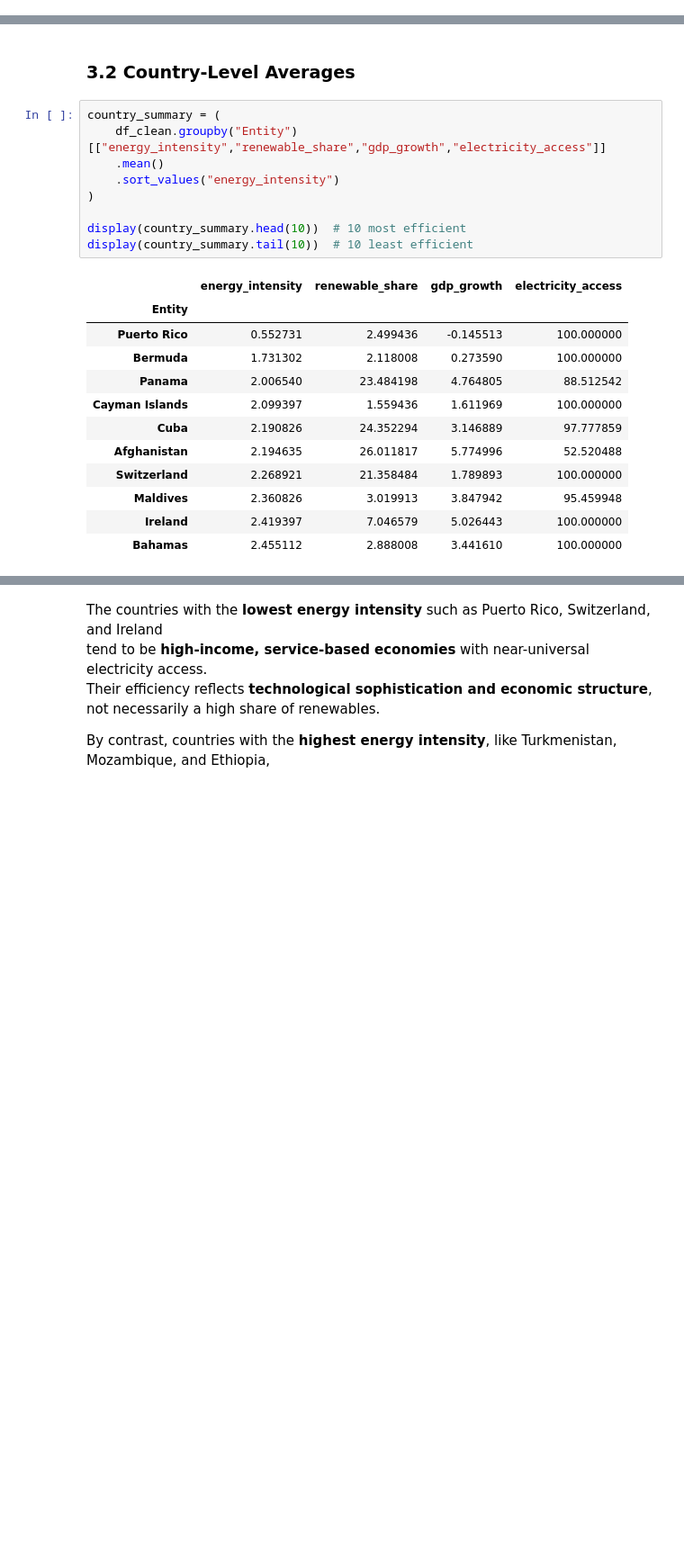
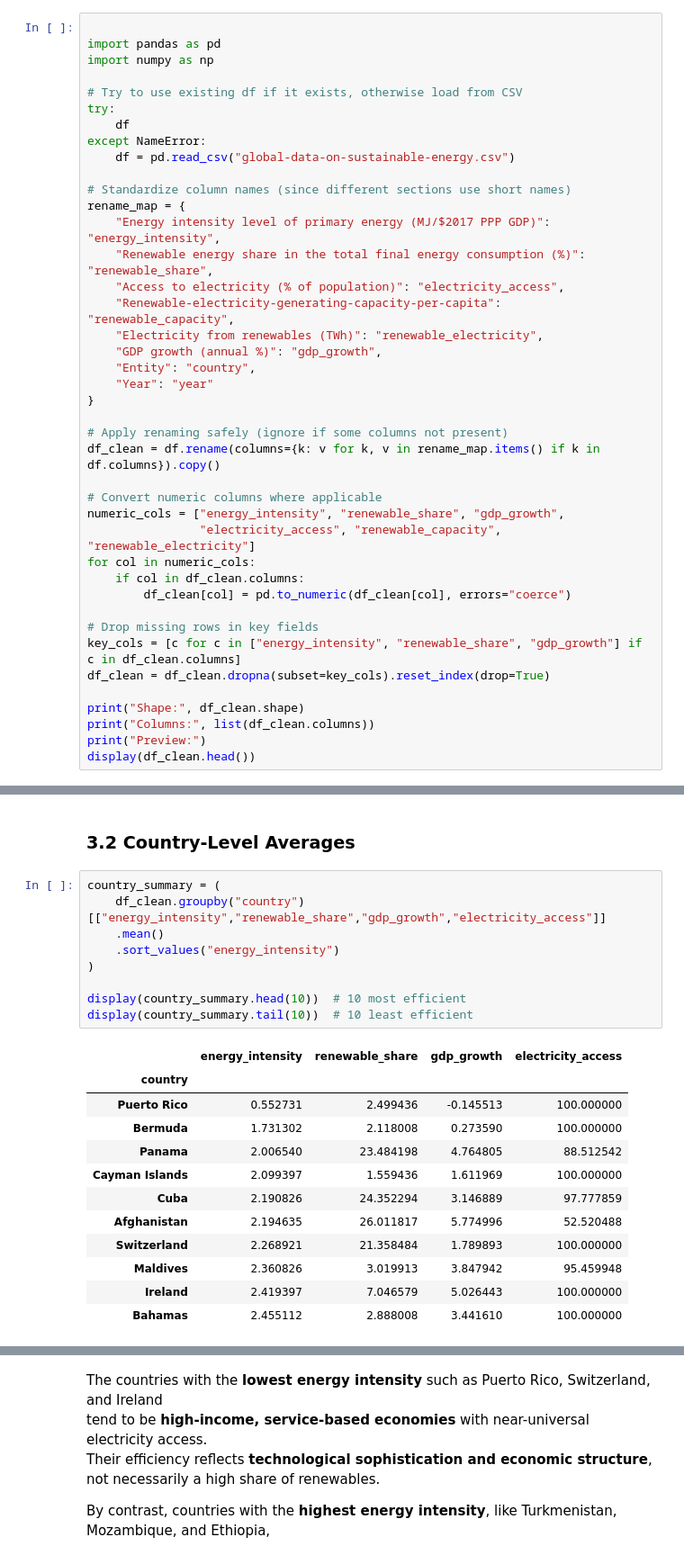
Before and after one commit to mnoriega-mx/energy-efficiency-trends, a Jupyter notebook: energy_efficiency_trends.ipynb, the cells around one changed output, grey strips where cells are left out. Shown: that part at 90% size. Cells and saved outputs as stored; diff of their text form; blank space fills up the shorter version.

```diff
--- a/energy_efficiency_trends.ipynb
+++ b/energy_efficiency_trends.ipynb
@@ -210,0 +216,41 @@ Heat_Map
+# %%
+
+import pandas as pd
+import numpy as np
+
+# Try to use existing df if it exists, otherwise load from CSV
+try:
+    df
+except NameError:
+    df = pd.read_csv("global-data-on-sustainable-energy.csv")
+
+# Standardize column names (since different sections use short names)
+rename_map = {
+    "Energy intensity level of primary energy (MJ/$2017 PPP GDP)": "energy_intensity",
+    "Renewable energy share in the total final energy consumption (%)": "renewable_share",
+    "Access to electricity (% of population)": "electricity_access",
+    "Renewable-electricity-generating-capacity-per-capita": "renewable_capacity",
+    "Electricity from renewables (TWh)": "renewable_electricity",
+    "GDP growth (annual %)": "gdp_growth",
+    "Entity": "country",
+    "Year": "year"
+}
+
+# Apply renaming safely (ignore if some columns not present)
+df_clean = df.rename(columns={k: v for k, v in rename_map.items() if k in df.columns}).copy()
+
+# Convert numeric columns where applicable
+numeric_cols = ["energy_intensity", "renewable_share", "gdp_growth",
+                "electricity_access", "renewable_capacity", "renewable_electricity"]
+for col in numeric_cols:
+    if col in df_clean.columns:
+        df_clean[col] = pd.to_numeric(df_clean[col], errors="coerce")
+
+# Drop missing rows in key fields
+key_cols = [c for c in ["energy_intensity", "renewable_share", "gdp_growth"] if c in df_clean.columns]
+df_clean = df_clean.dropna(subset=key_cols).reset_index(drop=True)
+
+print("Shape:", df_clean.shape)
+print("Columns:", list(df_clean.columns))
+print("Preview:")
+display(df_clean.head())
@@ -366,16 +445,16 @@ GDP growth has both positive and negative values, indicating global economic cyc
 ### 3.2 Country-Level Averages
 # %%
 country_summary = (
-    df_clean.groupby("Entity")[["energy_intensity","renewable_share","gdp_growth","electricity_access"]]
+    df_clean.groupby("country")[["energy_intensity","renewable_share","gdp_growth","electricity_access"]]
     .mean()
     .sort_values("energy_intensity")
 )
 
 display(country_summary.head(10))  # 10 most efficient
 display(country_summary.tail(10))  # 10 least efficient
 # %% [output]
 |  | energy_intensity | renewable_share | gdp_growth | electricity_access |
-| Entity |  |  |  |  |
+| country |  |  |  |  |
 | Puerto Rico | 0.552731 | 2.499436 | -0.145513 | 100.000000 |
 | Bermuda | 1.731302 | 2.118008 | 0.273590 | 100.000000 |
 | Panama | 2.006540 | 23.484198 | 4.764805 | 88.512542 |
```
Also changed, not shown: parts of 32 cells of this notebook.
